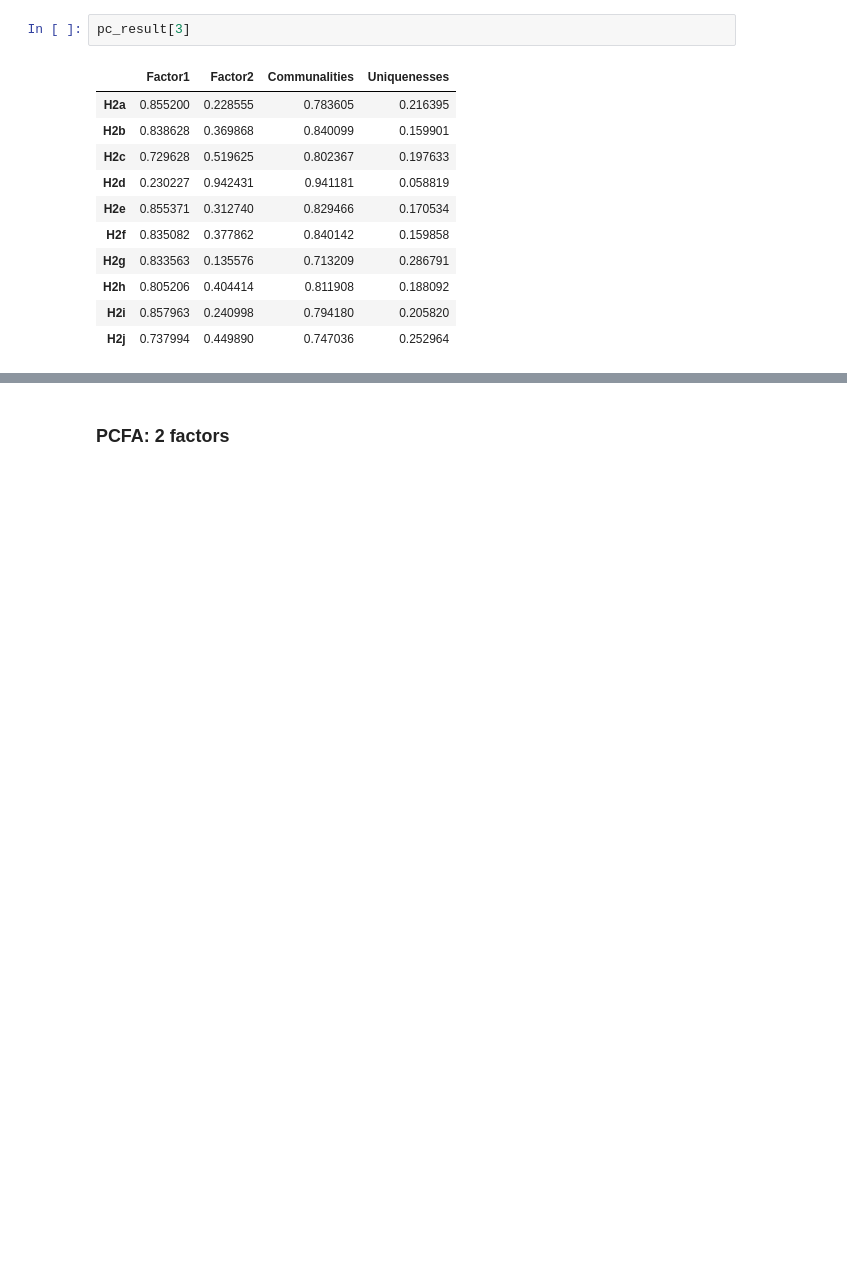
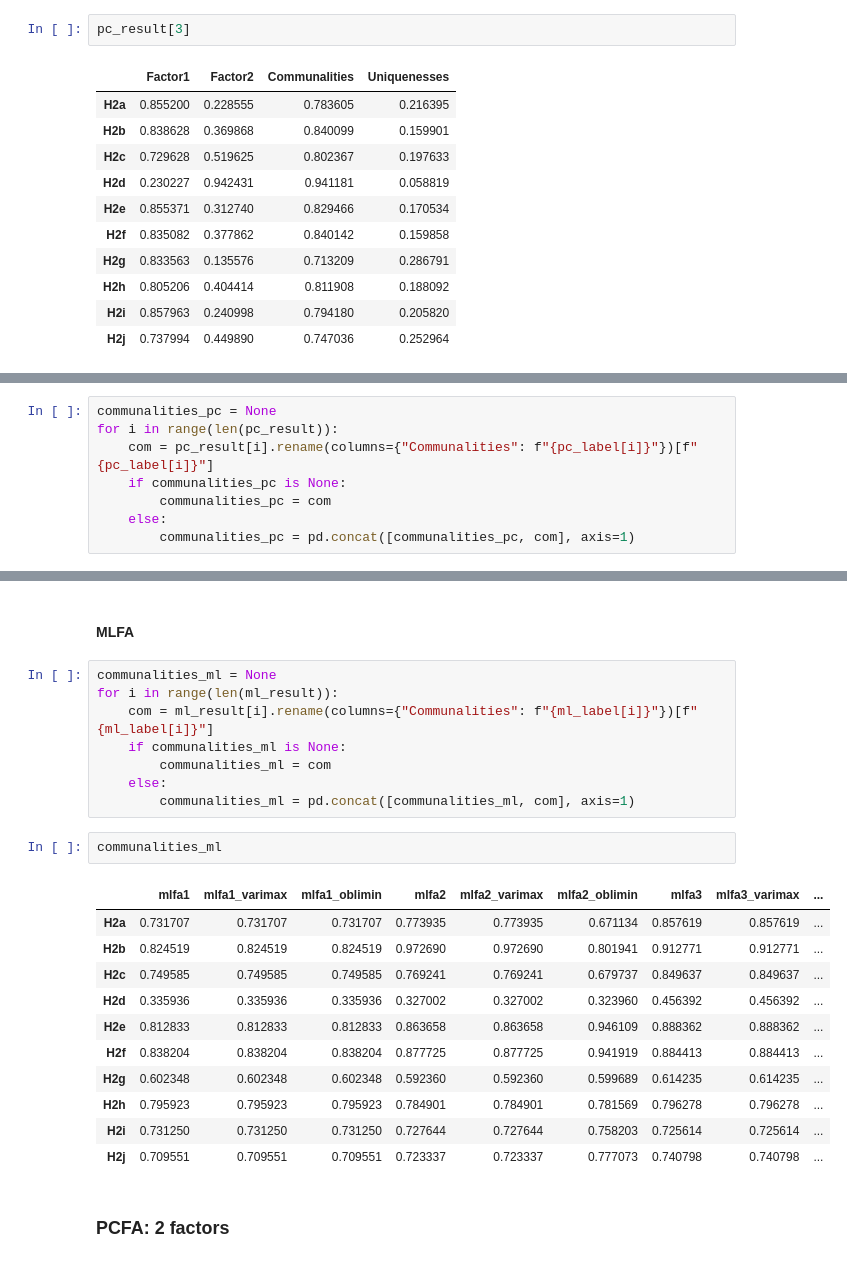
Before and after one commit to lihanwen1017769643/stat4799, a Jupyter notebook: py/4_FA.ipynb, the cells around one changed output, grey strips where cells are left out. Drawn from its saved outputs; the diff is of its cells as text; blank space fills up the shorter version.

```diff
--- a/py/4_FA.ipynb
+++ b/py/4_FA.ipynb
@@ -201,0 +208,8 @@ pc_result[3]
+# %%
+communalities_pc = None
+for i in range(len(pc_result)):
+    com = pc_result[i].rename(columns={"Communalities": f"{pc_label[i]}"})[f"{pc_label[i]}"]
+    if communalities_pc is None:
+        communalities_pc = com
+    else:
+        communalities_pc = pd.concat([communalities_pc, com], axis=1)
@@ -202,3 +230,27 @@ pc_result[3]
+# %% [markdown]
+#### MLFA
+# %%
+communalities_ml = None
+for i in range(len(ml_result)):
+    com = ml_result[i].rename(columns={"Communalities": f"{ml_label[i]}"})[f"{ml_label[i]}"]
+    if communalities_ml is None:
+        communalities_ml = com
+    else:
+        communalities_ml = pd.concat([communalities_ml, com], axis=1)
+# %%
+communalities_ml
+# %% [output]
+|  | mlfa1 | mlfa1_varimax | mlfa1_oblimin | mlfa2 | mlfa2_varimax | mlfa2_oblimin | mlfa3 | mlfa3_varimax | ... |
+| H2a | 0.731707 | 0.731707 | 0.731707 | 0.773935 | 0.773935 | 0.671134 | 0.857619 | 0.857619 | ... |
+| H2b | 0.824519 | 0.824519 | 0.824519 | 0.972690 | 0.972690 | 0.801941 | 0.912771 | 0.912771 | ... |
+| H2c | 0.749585 | 0.749585 | 0.749585 | 0.769241 | 0.769241 | 0.679737 | 0.849637 | 0.849637 | ... |
+| H2d | 0.335936 | 0.335936 | 0.335936 | 0.327002 | 0.327002 | 0.323960 | 0.456392 | 0.456392 | ... |
+| H2e | 0.812833 | 0.812833 | 0.812833 | 0.863658 | 0.863658 | 0.946109 | 0.888362 | 0.888362 | ... |
+| H2f | 0.838204 | 0.838204 | 0.838204 | 0.877725 | 0.877725 | 0.941919 | 0.884413 | 0.884413 | ... |
+| H2g | 0.602348 | 0.602348 | 0.602348 | 0.592360 | 0.592360 | 0.599689 | 0.614235 | 0.614235 | ... |
+| H2h | 0.795923 | 0.795923 | 0.795923 | 0.784901 | 0.784901 | 0.781569 | 0.796278 | 0.796278 | ... |
+| H2i | 0.731250 | 0.731250 | 0.731250 | 0.727644 | 0.727644 | 0.758203 | 0.725614 | 0.725614 | ... |
+| H2j | 0.709551 | 0.709551 | 0.709551 | 0.723337 | 0.723337 | 0.777073 | 0.740798 | 0.740798 | ... |
 # %% [markdown]
 ### PCFA: 2 factors
 # %%
```
Also changed, not shown: parts of 4 cells of this notebook.
